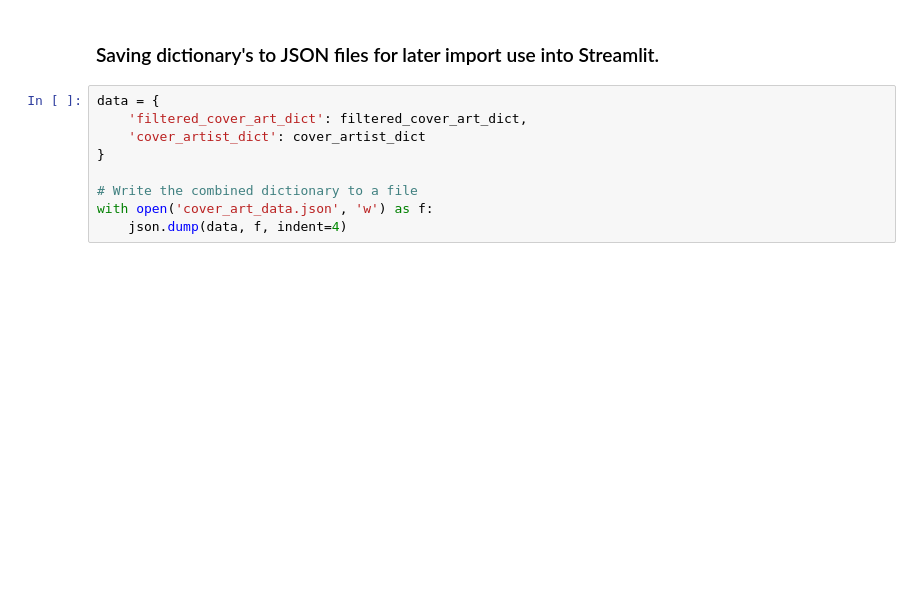
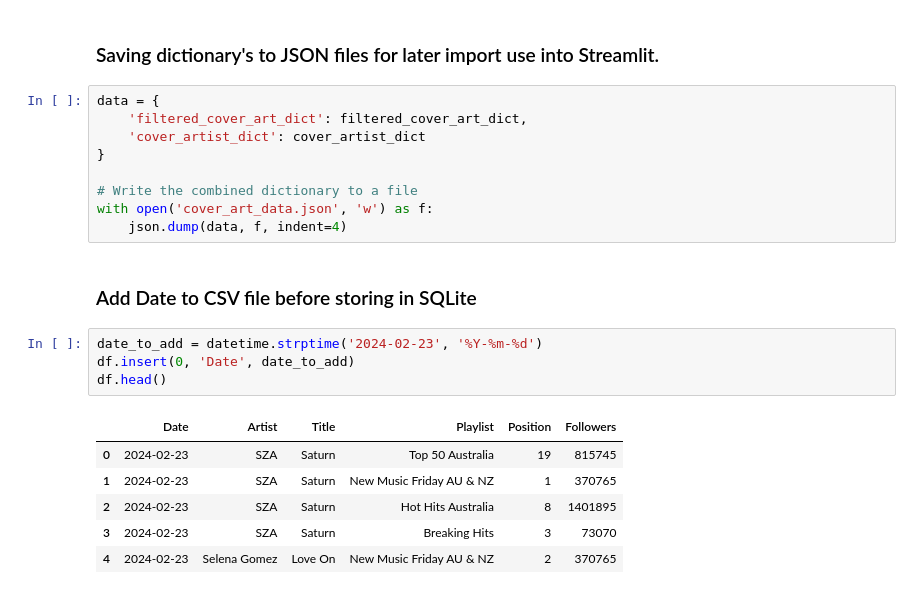
Before and after one commit to amcl11/spotify_au_release_app, a Jupyter notebook: data_check.ipynb, the cells around one changed output. Saved outputs shown, nothing was run; the diff lists cells and outputs as text; blank space fills up the shorter version.

```diff
--- a/data_check.ipynb
+++ b/data_check.ipynb
@@ -292,3 +269,16 @@ data = {
 # Write the combined dictionary to a file
 with open('cover_art_data.json', 'w') as f:
     json.dump(data, f, indent=4)
+# %% [markdown]
+### Add Date to CSV file before storing in SQLite
+# %%
+date_to_add = datetime.strptime('2024-02-23', '%Y-%m-%d')
+df.insert(0, 'Date', date_to_add)
+df.head()
+# %% [output]
+|  | Date | Artist | Title | Playlist | Position | Followers |
+| 0 | 2024-02-23 | SZA | Saturn | Top 50 Australia | 19 | 815745 |
+| 1 | 2024-02-23 | SZA | Saturn | New Music Friday AU & NZ | 1 | 370765 |
+| 2 | 2024-02-23 | SZA | Saturn | Hot Hits Australia | 8 | 1401895 |
+| 3 | 2024-02-23 | SZA | Saturn | Breaking Hits | 3 | 73070 |
+| 4 | 2024-02-23 | Selena Gomez | Love On | New Music Friday AU & NZ | 2 | 370765 |
```
Also changed, not shown: parts of 18 cells of this notebook, 11 other files.
